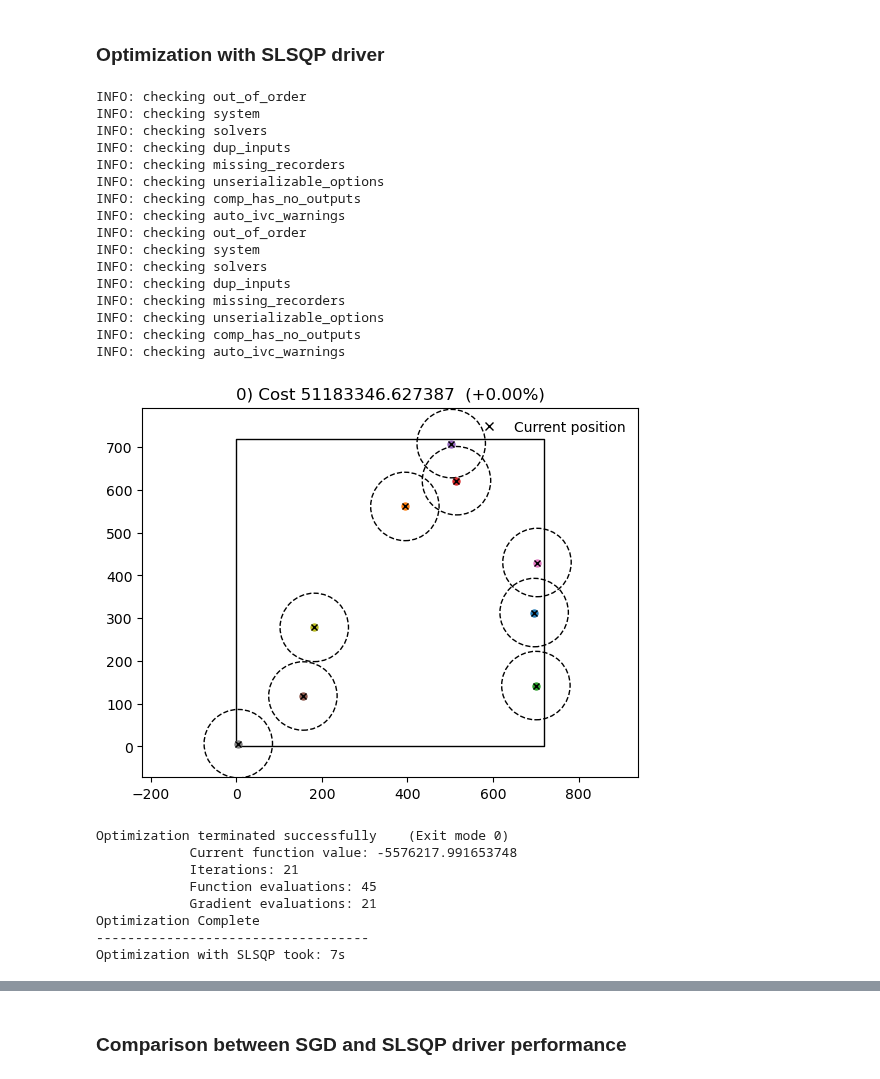
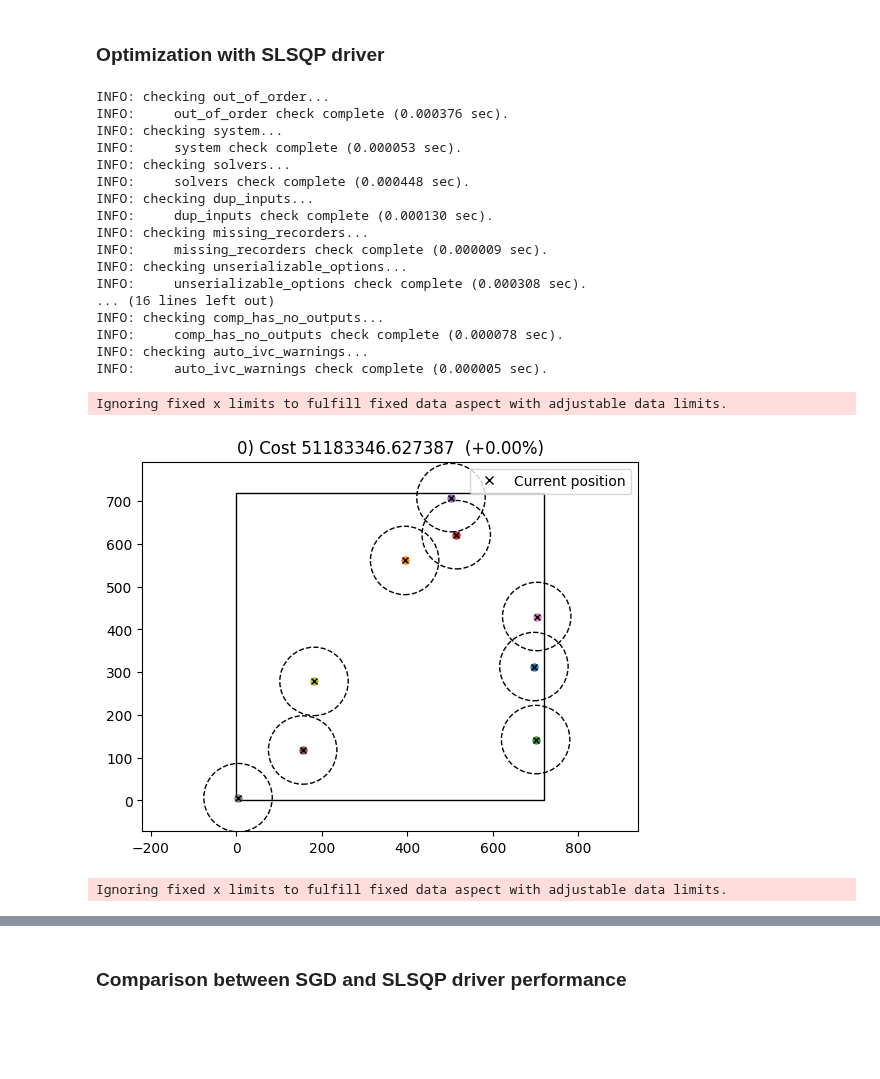
Before and after one commit to DTUWindEnergy/TopFarm2, a Jupyter notebook: docs/notebooks/sgd_slsqp_comparison.ipynb, the cells around one changed output, grey strips where cells are left out. Cells and saved outputs as stored; diff of their text form; code cells hidden in the pictures; blank space fills up the shorter version.

```diff
--- a/docs/notebooks/sgd_slsqp_comparison.ipynb
+++ b/docs/notebooks/sgd_slsqp_comparison.ipynb
@@ -48,7 +48,7 @@ wake_model = BastankhahGaussian(site, windTurbines)
 #wind farm layout
 x_rows = 3 # 5 # (commented for speeding up notebook tests)
 y_rows = 3 # 5
-sgd_iterations = 200 # 2000
+sgd_iterations = 30 # 2000
 spacing = 3
 xu, yu = (x_rows * spacing * windTurbines.diameter(), y_rows * spacing * windTurbines.diameter())
 np.random.seed(4)
@@ -139,8 +139,8 @@ Some parameters need to be specified for the SGD driver such as max iterations,
 # %%
 #driver specs
 driver_names = ['SLSQP', 'SGD']
-drivers = [EasyScipyOptimizeDriver(maxiter=100, tol=1e-1),
-           EasySGDDriver(maxiter=sgd_iterations//3, learning_rate=windTurbines.diameter()/5, additional_constant_lr_iterations=sgd_iterations, max_time=18000, gamma_min_factor=0.1)]
+drivers = [EasyScipyOptimizeDriver(maxiter=30, tol=1e-3),
+           EasySGDDriver(maxiter=sgd_iterations, learning_rate=windTurbines.diameter()/5, max_time=18000, gamma_min_factor=0.1)]
 
 driver_no = 1    #SGD driver
 ec = [10,1]      #expected cost for SLSQP (10) and SGD (1) drivers
@@ -186,46 +203,40 @@ Optimization with SGD took: 11s  with a total constraint violation of  0.0027189
 # %% [markdown]
 ### Optimization with SLSQP driver
 # %%
-driver_no = 0                                     #SLSQP
+driver_no = 0  # SLSQP
 
 tf = TopFarmProblem(
-        design_vars = {'x':x0, 'y':y0},
-        cost_comp = cost_comps[driver_no],
-        constraints = constraints[driver_no],
-        driver = drivers[driver_no],
-        plot_comp = XYPlotComp(),
-        expected_cost = ec[driver_no]
-        )
+    design_vars={"x": x0, "y": y0},
+    cost_comp=cost_comps[driver_no],
+    constraints=constraints[driver_no],
+    driver=drivers[driver_no],
+    plot_comp=XYPlotComp(),
+    expected_cost=ec[driver_no],
+)
 
-if 1:
-    tic = time.time()
-    cost, state, recorder = tf.optimize()
-    toc = time.time()
-    print('Optimization with SLSQP took: {:.0f}s'.format(toc-tic))
-    recorder.save(f'{driver_names[driver_no]}')
+tic = time.time()
+cost, state, recorder = tf.optimize()
+toc = time.time()
+print("Optimization with SLSQP took: {:.0f}s".format(toc - tic))
+recorder.save(f"{driver_names[driver_no]}")
 # %% [output]
-INFO: checking out_of_order
-INFO: checking system
-INFO: checking solvers
-INFO: checking dup_inputs
-INFO: checking missing_recorders
-INFO: checking unserializable_options
-INFO: checking comp_has_no_outputs
-INFO: checking auto_ivc_warnings
-INFO: checking out_of_order
-INFO: checking system
-INFO: checking solvers
-INFO: checking dup_inputs
-INFO: checking missing_recorders
-INFO: checking unserializable_options
-INFO: checking comp_has_no_outputs
-INFO: checking auto_ivc_warnings
+INFO: checking out_of_order...
+INFO:     out_of_order check complete (0.000376 sec).
+INFO: checking system...
+INFO:     system check complete (0.000053 sec).
+INFO: checking solvers...
+INFO:     solvers check complete (0.000448 sec).
+INFO: checking dup_inputs...
+INFO:     dup_inputs check complete (0.000130 sec).
+INFO: checking missing_recorders...
+INFO:     missing_recorders check complete (0.000009 sec).
+INFO: checking unserializable_options...
+INFO:     unserializable_options check complete (0.000308 sec).
+... (16 lines left out)
+INFO: checking comp_has_no_outputs...
+INFO:     comp_has_no_outputs check complete (0.000078 sec).
+INFO: checking auto_ivc_warnings...
+INFO:     auto_ivc_warnings check complete (0.000005 sec).
+Ignoring fixed x limits to fulfill fixed data aspect with adjustable data limits.
-[figure, old version]
+[figure, new version]
-Optimization terminated successfully    (Exit mode 0)
-            Current function value: -5576217.991653748
-            Iterations: 21
-            Function evaluations: 45
-            Gradient evaluations: 21
-Optimization Complete
------------------------------------
-Optimization with SLSQP took: 7s
+Ignoring fixed x limits to fulfill fixed data aspect with adjustable data limits.
```
Also changed, not shown: parts of 7 cells of this notebook, 52 other files.
